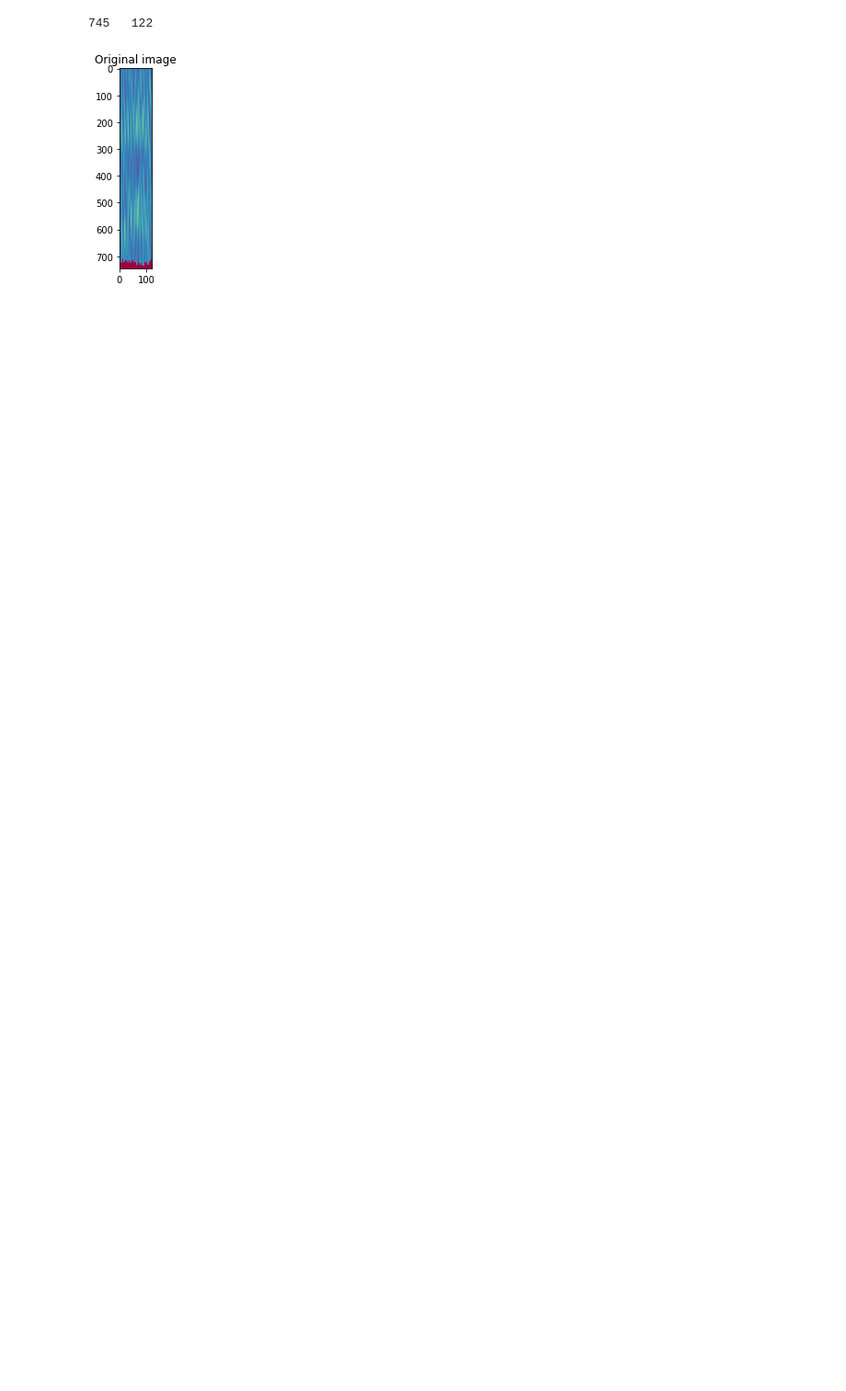
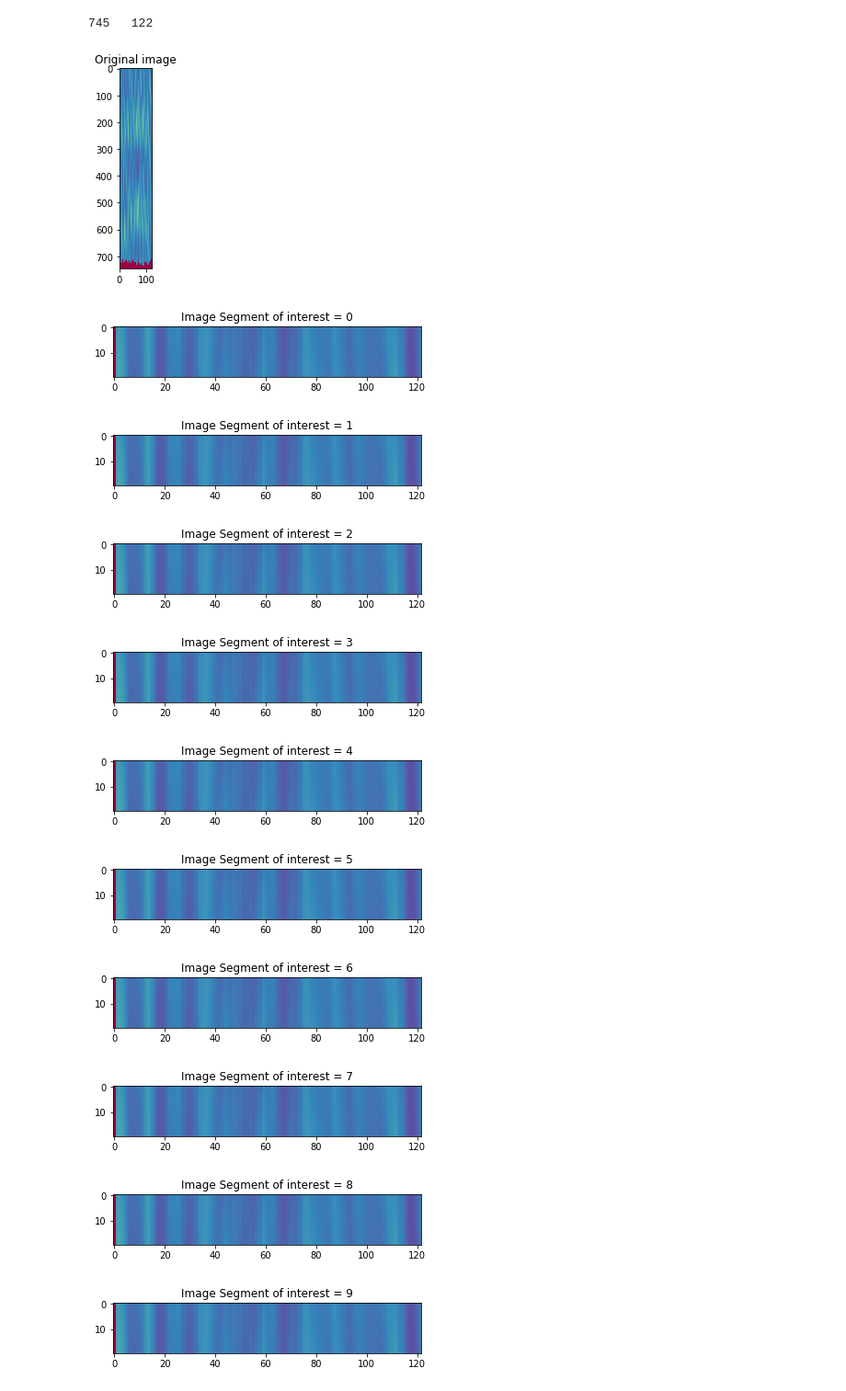
Before and after one commit to oozguc/PyImage, a Jupyter notebook: ObjectClassInstance/FFTImage.ipynb, the cells around one changed output. Shown: that part at 92% size. Cells and saved outputs as stored; diff of their text form; code cells hidden in the pictures; blank space fills up the shorter version.

```diff
--- a/ObjectClassInstance/FFTImage.ipynb
+++ b/ObjectClassInstance/FFTImage.ipynb
@@ -24,7 +28,7 @@ Time_unit = 5
 #Enter start y pixel unit for the section
 StartSection = 0
 #Enter end y pixel unit for section
-EndSection = 100
+EndSection = 20
 #Range of Plot in Hertz
-maxXrange = 0.05
+maxXrange = 0.03
 # %%
@@ -44,3 +49,24 @@ axes = 'XY'
 # %% [output]
 745   122
 [figure]
+# %%
+
+for i in range(block):
+ plt.figure()
+
+ fsmally = y[StartSection:EndSection, :]
+
+
+ plt.imshow(fsmally, plt.cm.Spectral)
+ plt.title('Image Segment of interest' + ' = ' + str(i))
+# %% [output]
+[figure, added]
+[figure, added]
+[figure, added]
+[figure, added]
+[figure, added]
+[figure, added]
+[figure, added]
+[figure, added]
+[figure, added]
+[figure, added]
```
Also changed, not shown: parts of 8 cells of this notebook, 1 other file.
